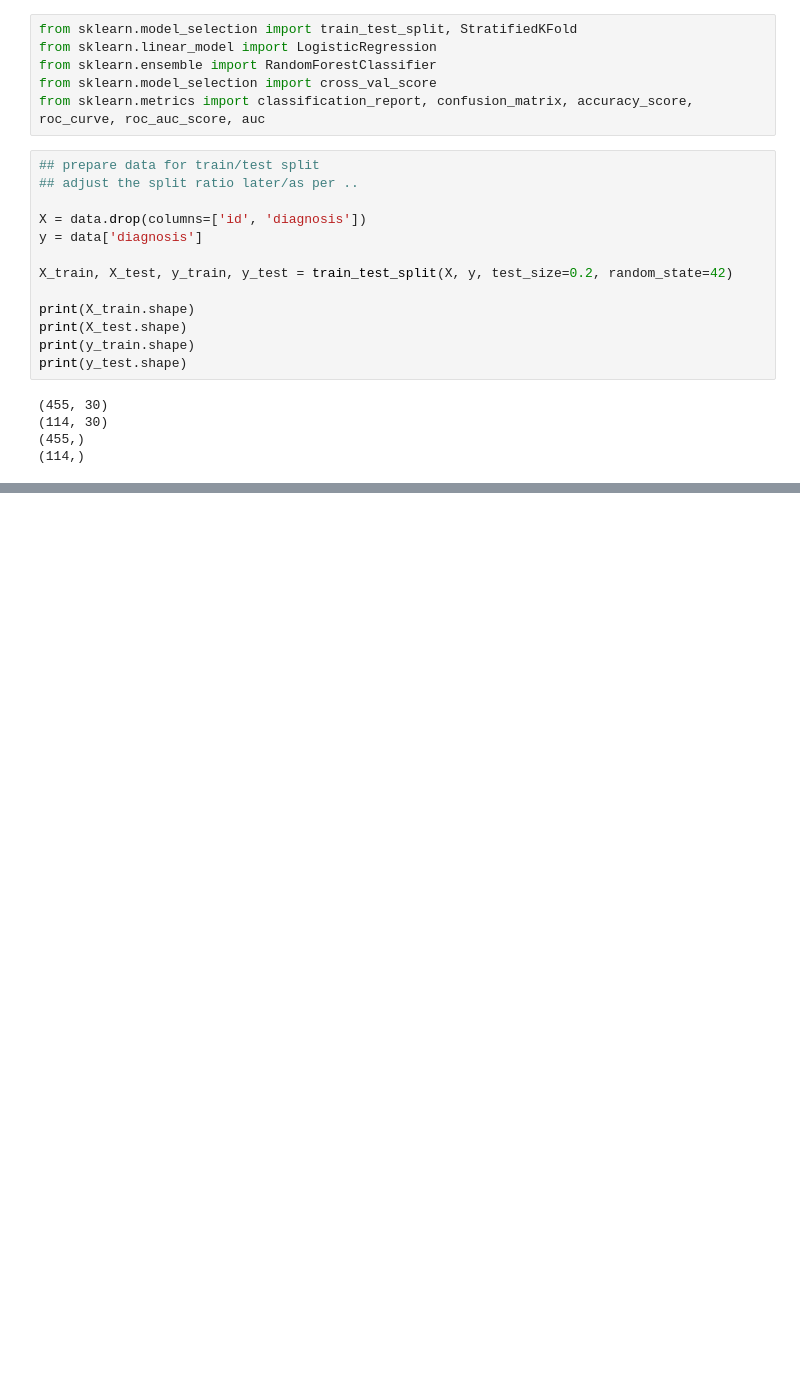
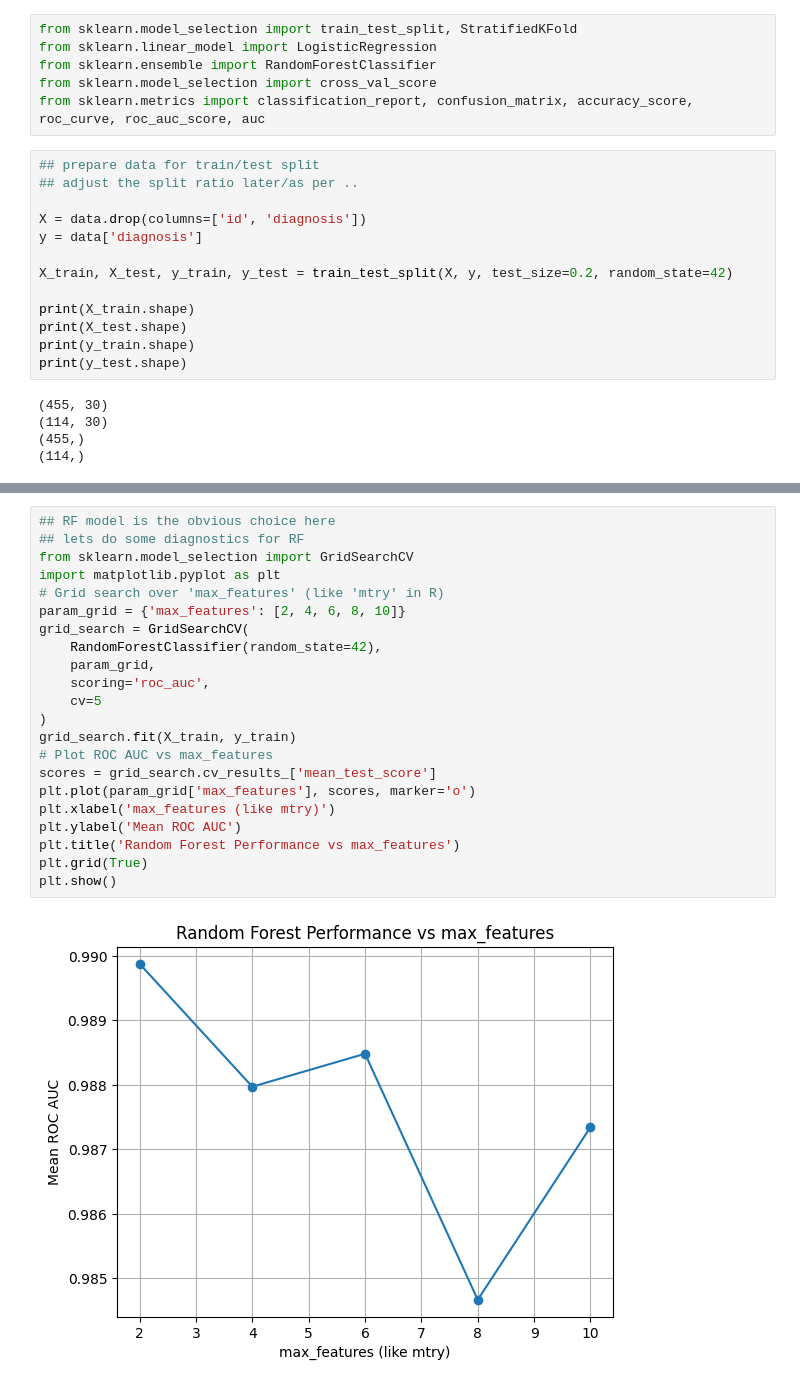
Before and after one commit to omaralfaqih6/breast_cancer_wisconsin, a Jupyter notebook: data_prep_mod_setup.ipynb, the cells around one changed output, grey strips where cells are left out. Cells and saved outputs as stored; diff of their text form; blank space fills up the shorter version.

```diff
--- a/data_prep_mod_setup.ipynb
+++ b/data_prep_mod_setup.ipynb
@@ -335,2 +352,26 @@ Mean AUC: 0.9897
 Random Forest CV AUC scores: [0.99582027 0.98400413 0.99819401 0.97574819 0.98529412]
 Mean AUC: 0.9878
+# %%
+## RF model is the obvious choice here
+## lets do some diagnostics for RF
+from sklearn.model_selection import GridSearchCV
+import matplotlib.pyplot as plt
+# Grid search over 'max_features' (like 'mtry' in R)
+param_grid = {'max_features': [2, 4, 6, 8, 10]}
+grid_search = GridSearchCV(
+    RandomForestClassifier(random_state=42),
+    param_grid,
+    scoring='roc_auc',
+    cv=5
+)
+grid_search.fit(X_train, y_train)
+# Plot ROC AUC vs max_features
+scores = grid_search.cv_results_['mean_test_score']
+plt.plot(param_grid['max_features'], scores, marker='o')
+plt.xlabel('max_features (like mtry)')
+plt.ylabel('Mean ROC AUC')
+plt.title('Random Forest Performance vs max_features')
+plt.grid(True)
+plt.show()
+# %% [output]
+[figure, added]
```
Also changed, not shown: parts of 10 cells of this notebook, 1 other file.
